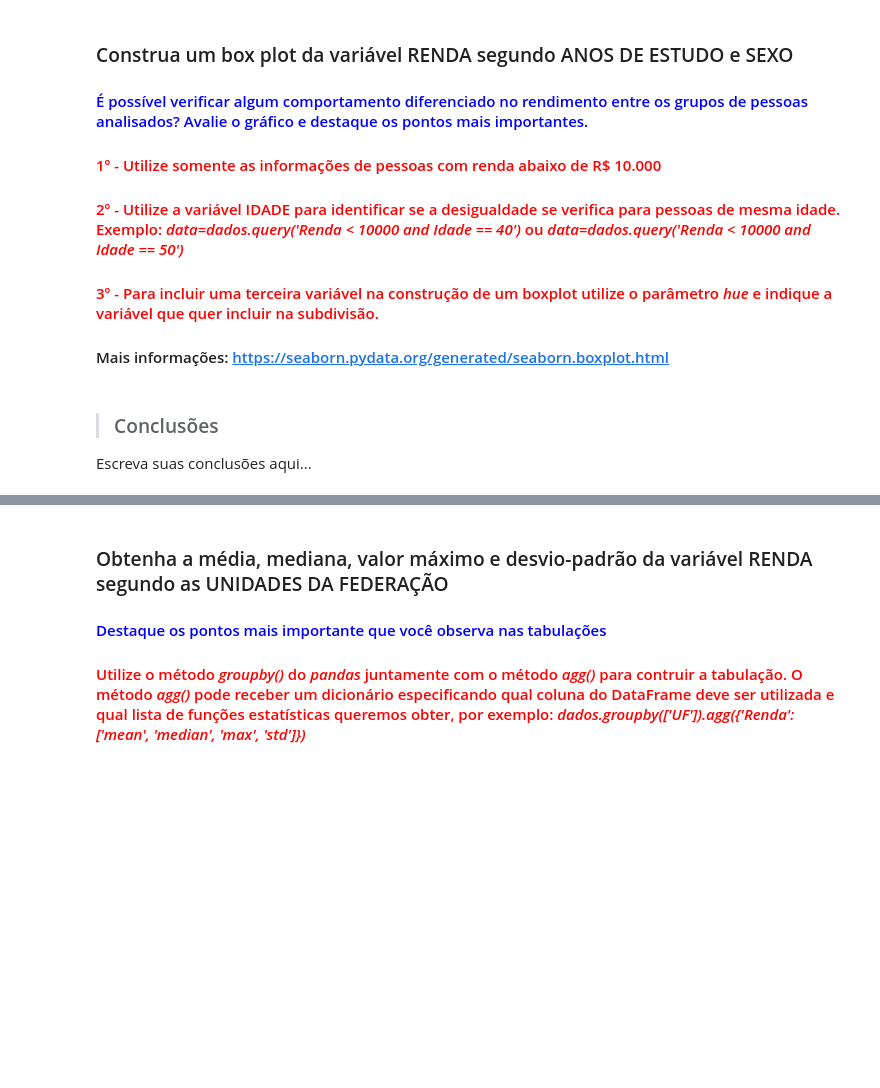
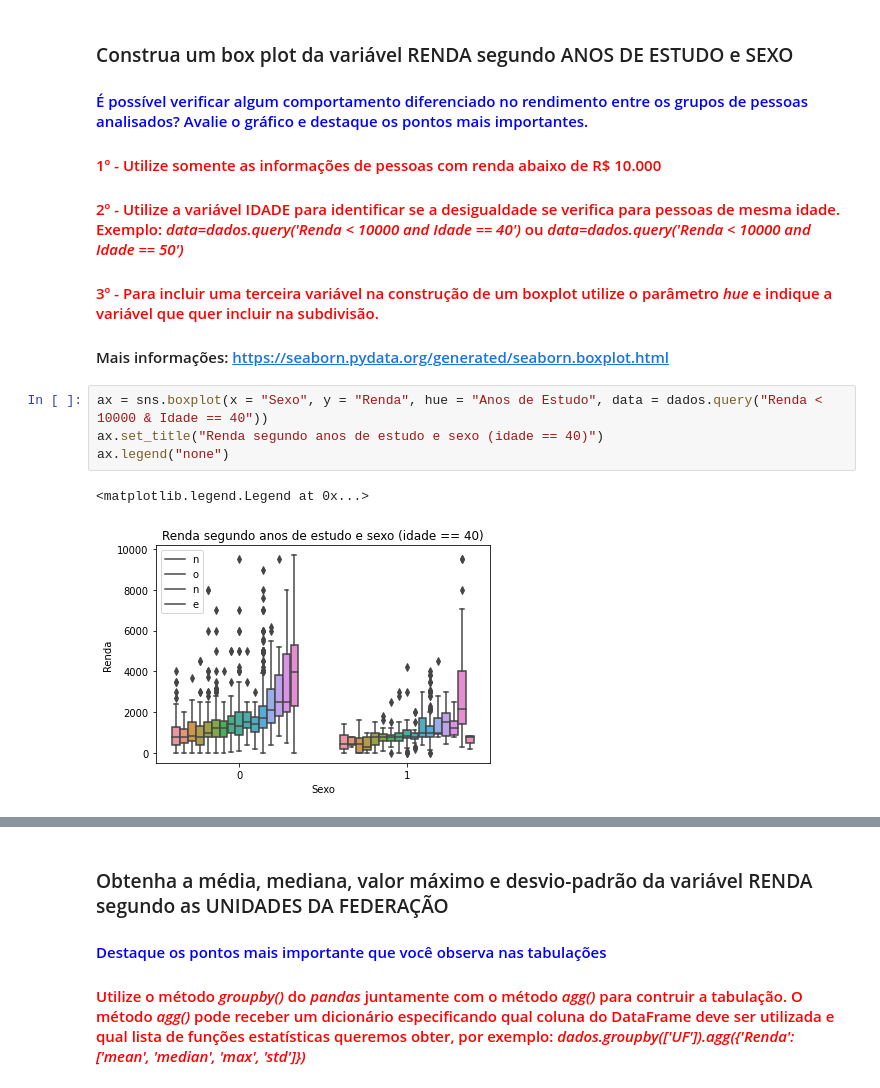
Before and after one commit to matheus6266/formacao_data_science, a Jupyter notebook: 02 - Estatística Python 1/Projeto Final/Análise_Descritiva.ipynb, the cells around one changed output, grey strips where cells are left out. Saved outputs shown, nothing was run; the diff lists cells and outputs as text; blank space fills up the shorter version.

```diff
--- a/02 - Estatística Python 1/Projeto Final/Análise_Descritiva.ipynb
+++ b/02 - Estatística Python 1/Projeto Final/Análise_Descritiva.ipynb
@@ -462,7 +584,10 @@ from scipy import stats
 #### <font color='red'>2º - Utilize a variável IDADE para identificar se a desigualdade se verifica para pessoas de mesma idade. Exemplo: <i>data=dados.query('Renda < 10000 and Idade == 40')</i> ou <i>data=dados.query('Renda < 10000 and Idade == 50')</i></font>
 #### <font color='red'>3º - Para incluir uma terceira variável na construção de um boxplot utilize o parâmetro <i>hue</i> e indique a variável que quer incluir na subdivisão.</font>
 #### Mais informações: https://seaborn.pydata.org/generated/seaborn.boxplot.html
-# %% [markdown]
-> ### Conclusões
-
-Escreva suas conclusões aqui...
+# %%
+ax = sns.boxplot(x = "Sexo", y = "Renda", hue = "Anos de Estudo", data = dados.query("Renda < 10000 & Idade == 40"))
+ax.set_title("Renda segundo anos de estudo e sexo (idade == 40)")
+ax.legend("none")
+# %% [output]
+<matplotlib.legend.Legend at 0x...>
+[figure, added]
```
Also changed, not shown: parts of 29 cells of this notebook.
